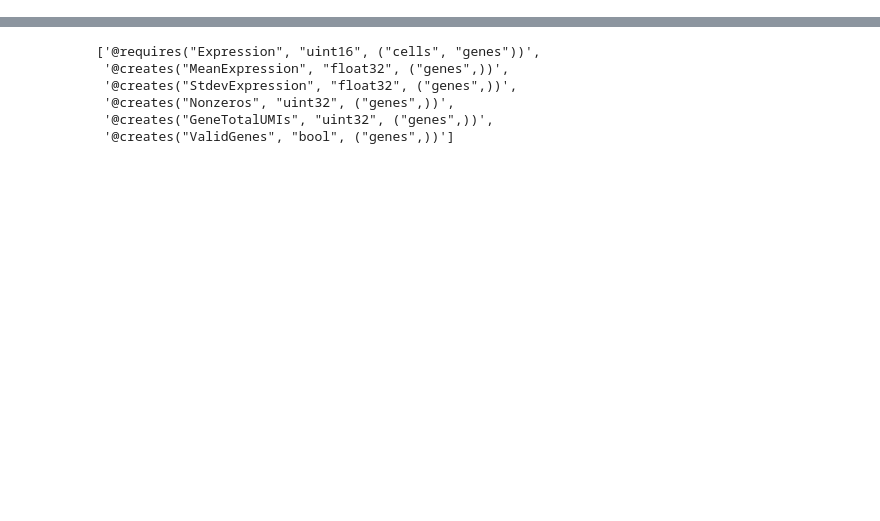
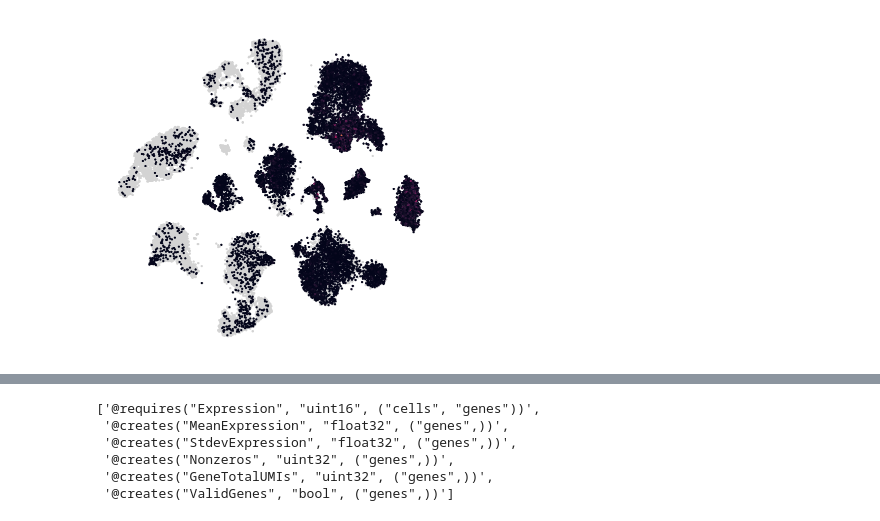
Before and after one commit to linnarsson-lab/shoji, a Jupyter notebook: notebooks/Untitled.ipynb, the cells around one changed output, grey strips where cells are left out. Saved outputs shown, nothing was run; the diff lists cells and outputs as text; code cells hidden in the pictures; blank space fills up the shorter version.

```diff
--- a/notebooks/Untitled.ipynb
+++ b/notebooks/Untitled.ipynb
@@ -17,3 +22,20 @@ import cytograph.plotting as cgplot
 # %%
 db = shoji.connect()
 #db.refdb.human_development_agg._from_loom("/Users/stelin/cytograph/20200702_human_dev/data/Allbrain.agg.loom", fix_expression_dtype=True)
+# %%
+ws = db.builds.gbm.GBM
+#ws = db.samples.TenX101_1
+#ws = db.builds.mousedev.Mousedev
+# %%
+xy = ws.Embedding[...]
+#x = ws.Expression[...]
+#genes = ws.Gene[...]
+#xy = ws.GLMPCAFactors[...]
+plt.figure(figsize=(6,6))
+#cgplot.scatterc(xy[:, :], c=ws.Clusters[...], s=5, legend=None)
+cgplot.scattern(xy[:, :], c=x[:, genes == "ITGB8"].T[0], s=5)
+#cgplot.scattern(xy[:, :], c=ws.Factors[...][:, 3], s=5)
+plt.axis("off")
+None
+# %% [output]
+[figure, added]
```
Also changed, not shown: parts of 38 cells of this notebook, 10 other files.
